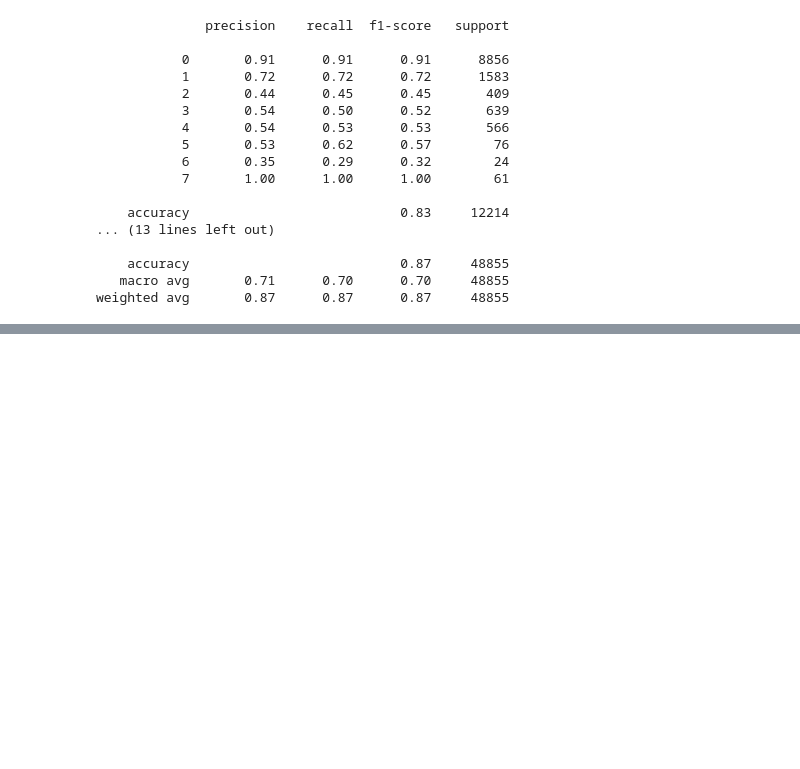
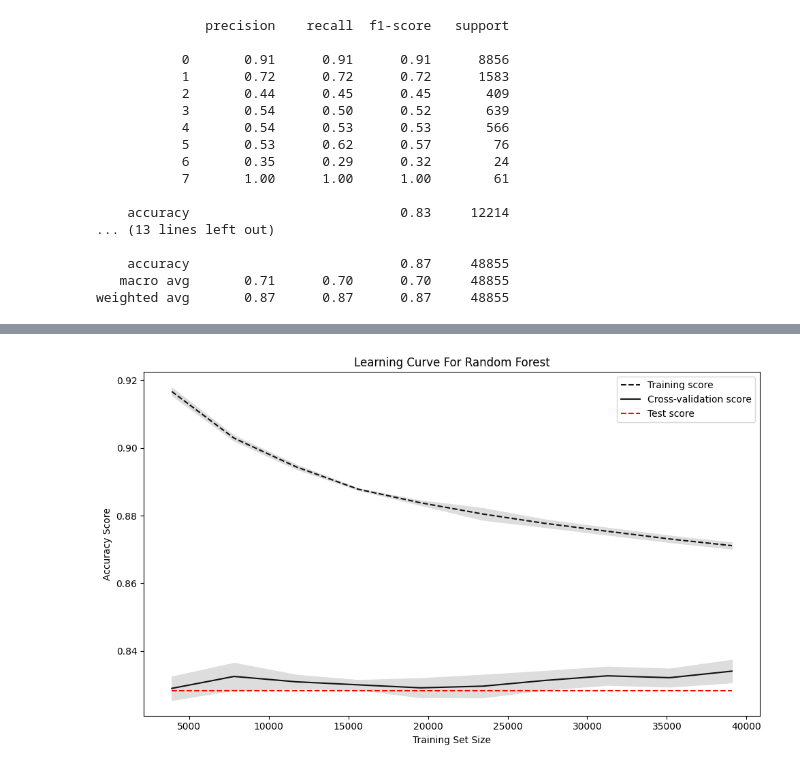
Before and after one commit to arnavkamra14/CSE151A_MushroomAnalysis, a Jupyter notebook: RandomForest.ipynb, the cells around one changed output, grey strips where cells are left out. Saved outputs shown, nothing was run; the diff lists cells and outputs as text; code cells hidden in the pictures; blank space fills up the shorter version.

```diff
--- a/RandomForest.ipynb
+++ b/RandomForest.ipynb
@@ -143,0 +170,47 @@ weighted avg       0.87      0.87      0.87     48855
+# %%
+from sklearn.model_selection import learning_curve
+from sklearn.metrics import accuracy_score
+import numpy as np
+
+# Generating learning curves
+train_sizes, train_scores, validation_scores = learning_curve(
+    estimator=model,
+    X=X_train,  # Use the training part of data here
+    y=y_train,  # Use the encoded target variable of the training part
+    train_sizes=np.linspace(0.1, 1.0, 10),
+    cv=5,  # 5-fold cross-validation
+    scoring='accuracy',  # Using accuracy as the scoring parameter
+    n_jobs=-1  # Use all available cores
+)
+
+# Calculate mean and standard deviation for training set scores
+train_mean = np.mean(train_scores, axis=1)
+train_std = np.std(train_scores, axis=1)
+
+# Calculate mean and standard deviation for validation set scores
+validation_mean = np.mean(validation_scores, axis=1)
+validation_std = np.std(validation_scores, axis=1)
+
+# Calculate test score using the entire test set (for plotting)
+# Note: This uses the final model trained on the full training set, not the subsets used in learning_curve
+test_score = accuracy_score(y_test, y_pred)
+
+# Plotting learning curve
+plt.subplots(1, figsize=(10,6))
+plt.plot(train_sizes, train_mean, '--', color="#111111", label="Training score")
+plt.plot(train_sizes, validation_mean, color="#111111", label="Cross-validation score")
+
+# Add test score to the plot
+plt.hlines(test_score, train_sizes[0], train_sizes[-1], colors='red', label='Test score', linestyles='dashed')
+
+# Drawing bands for the standard deviation
+plt.fill_between(train_sizes, train_mean - train_std, train_mean + train_std, color="#DDDDDD")
+plt.fill_between(train_sizes, validation_mean - validation_std, validation_mean + validation_std, color="#DDDDDD")
+
+# Creating the plot
+plt.title("Learning Curve For Random Forest")
+plt.xlabel("Training Set Size"), plt.ylabel("Accuracy Score"), plt.legend(loc="best")
+plt.tight_layout()
+plt.show()
+# %% [output]
+[figure, added]
```
Also changed, not shown: parts of 4 cells of this notebook, 2 other files.
